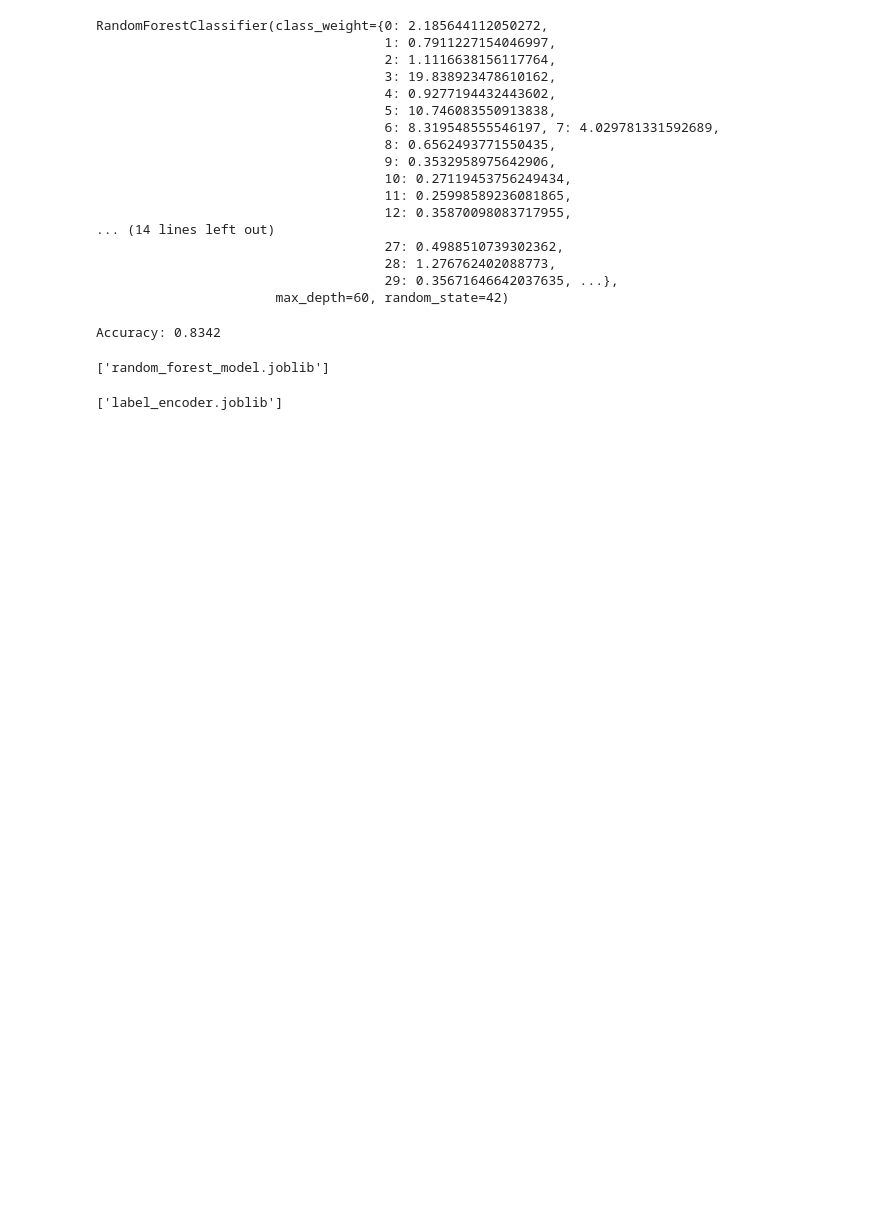
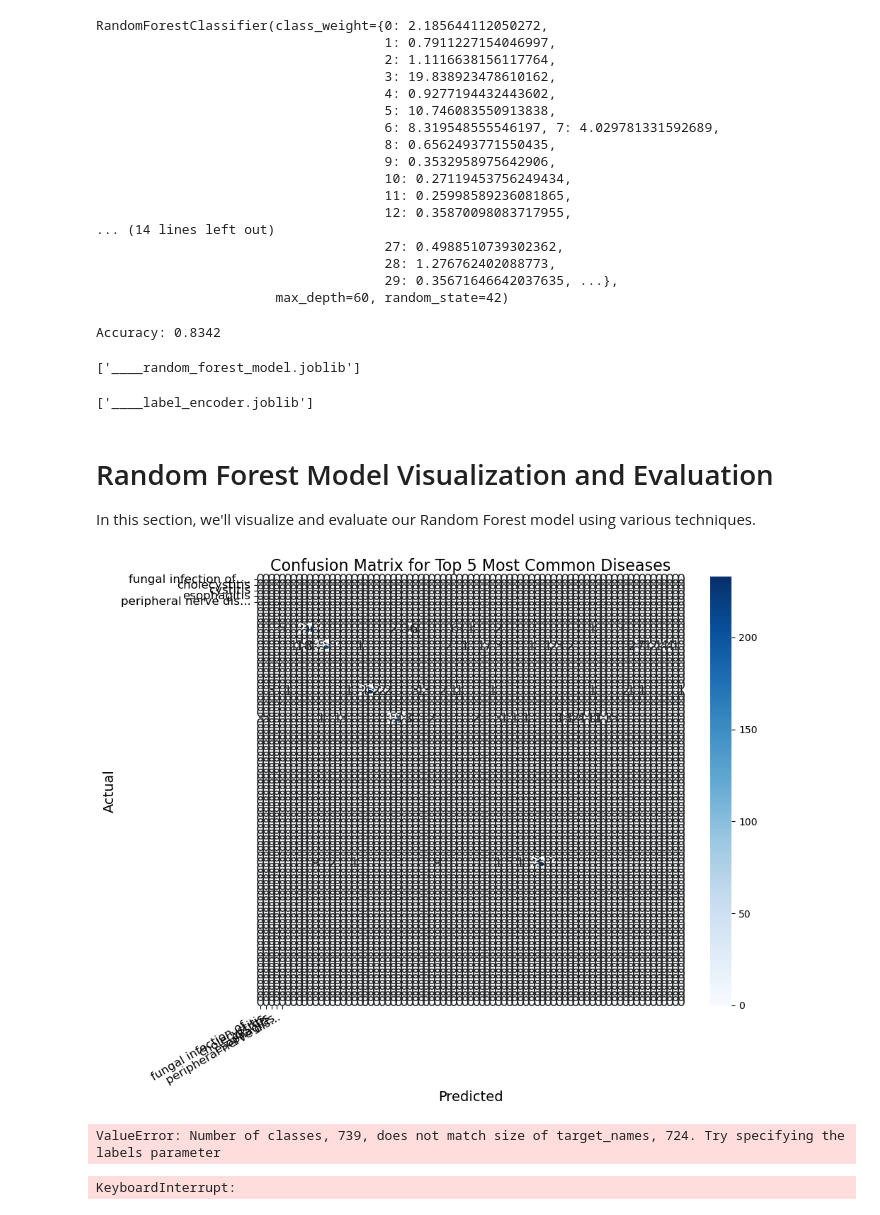
Before and after one commit to nihcas2015/Disease_Predictor, a Jupyter notebook: random_forest/train.ipynb, the cells around one changed output. Cells and saved outputs as stored; diff of their text form; code cells hidden in the pictures; blank space fills up the shorter version.

Commit message:
graph

```diff
--- a/random_forest/train.ipynb
+++ b/random_forest/train.ipynb
@@ -11,5 +13,6 @@ import pandas as pd
 # %%
-df = pd.read_csv(r'C:\Users\nihca\OneDrive\Documents\vscode\edaproject\random_forest\Final_Augmented_dataset_Diseases_and_Symptoms.csv')
+#importing data file
+df = pd.read_csv(r'C:\Users\nihca\OneDrive\Documents\vscode\edaproject\Final_Augmented_dataset_Diseases_and_Symptoms.csv')
 df=df[df['diseases'].notnull()]
 df
 # %% [output]
@@ -105,11 +113,78 @@ print(f"Accuracy: {accuracy:.4f}")
 # %% [output]
 Accuracy: 0.8342
 # %%
-joblib.dump(rf_model, 'random_forest_model.joblib')
+joblib.dump(rf_model, '____random_forest_model.joblib')
 # %% [output]
-['random_forest_model.joblib']
+['____random_forest_model.joblib']
 # %%
-joblib.dump(scaler, 'scaler.joblib')
-joblib.dump(le, 'label_encoder.joblib')
+joblib.dump(scaler, '____scaler.joblib')
+joblib.dump(le, '____label_encoder.joblib')
 # %% [output]
-['label_encoder.joblib']
+['____label_encoder.joblib']
+# %% [markdown]
+# Random Forest Model Visualization and Evaluation
+
+In this section, we'll visualize and evaluate our Random Forest model using various techniques.
+# %%
+# Improved confusion matrix visualization
+top_n = 5  # Using top 5 most common diseases
+disease_counts = pd.Series(y_test).value_counts()
+top_diseases_idx = disease_counts.index[:top_n]
+
+# Filter test data
+mask = np.isin(y_test, top_diseases_idx)
+y_test_filtered = y_test[mask]
+y_pred_filtered = y_pred[mask]
+
+# Create confusion matrix
+cm_filtered = confusion_matrix(y_test_filtered, y_pred_filtered)
+
+# Get disease names
+class_names_filtered = le.inverse_transform(top_diseases_idx)
+
+# Improve display of disease names
+formatted_names = [name[:20] + "..." if len(name) > 20 else name for name in class_names_filtered]
+
+# Plot with better formatting
+plt.figure(figsize=(10, 8))  # Adjusted size for 5 diseases
+sns.heatmap(
+    cm_filtered,
+    annot=True,
+    fmt='d',
+    cmap='Blues',
+    xticklabels=formatted_names,
+    yticklabels=formatted_names,
+    annot_kws={"size": 14}  # Larger annotation font size
+)
+
+plt.xlabel('Predicted', fontsize=14)
+plt.ylabel('Actual', fontsize=14)
+plt.title('Confusion Matrix for Top 5 Most Common Diseases', fontsize=16)
+plt.xticks(rotation=30, ha='right', fontsize=12)
+plt.yticks(rotation=0, fontsize=12)
+plt.tight_layout()
+plt.show()
+# %% [output]
+[figure, added]
+# %%
+# Classification Report
+report = classification_report(y_test, y_pred, target_names=le.inverse_transform(sorted(np.unique(y_test))), output_dict=True)
+report_df = pd.DataFrame(report).transpose()
+
+# Display the report
+print('Classification Report:')
+display(report_df.round(3))
+# %% [output]
+ValueError: Number of classes, 739, does not match size of target_names, 724. Try specifying the labels parameter
+# %%
+import matplotlib.pyplot as plt
+from sklearn import tree
+
+# Assume rf is your trained RandomForestClassifier or RandomForestRegressor
+estimator = rf.estimators_[0]  # Pick the first tree
+
+plt.figure(figsize=(20,10))
+tree.plot_tree(estimator, filled=True, feature_names=feature_names, class_names=class_names)
+plt.show()
+# %% [output]
+KeyboardInterrupt:
```
Also changed, not shown: parts of 6 cells of this notebook.
